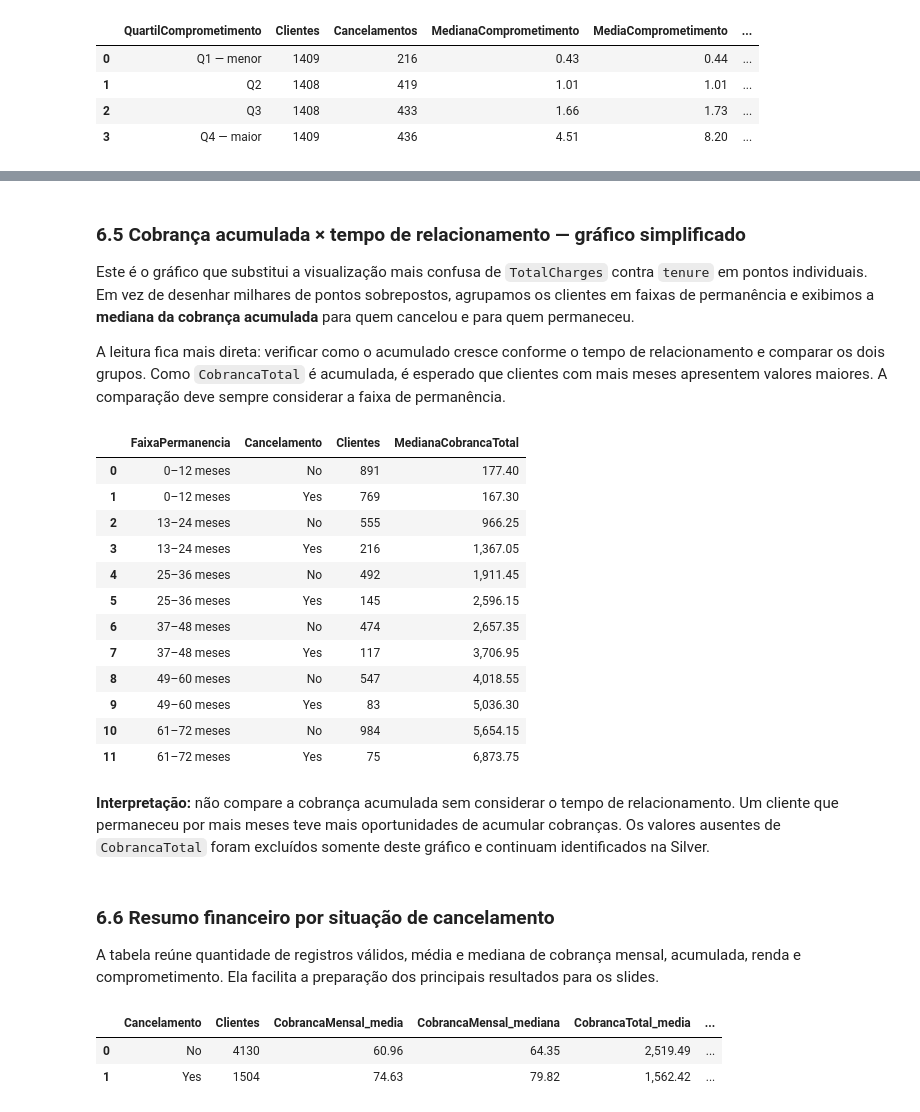
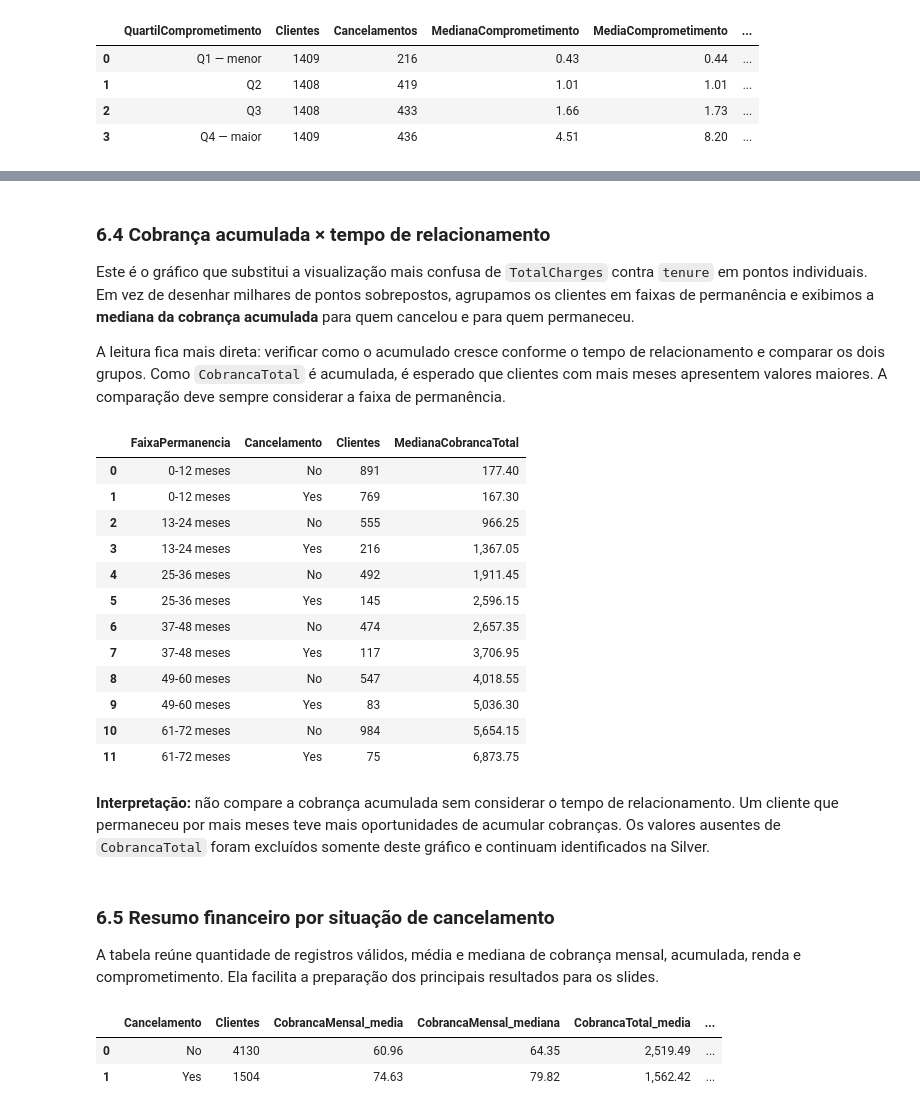
Before and after one commit to VannaGilio/PII2_databricks, a Jupyter notebook: tratativas.ipynb, the cells around one changed output, grey strips where cells are left out. Cells and saved outputs as stored; diff of their text form; code cells hidden in the pictures.

```diff
--- a/tratativas.ipynb
+++ b/tratativas.ipynb
@@ -71,12 +123,12 @@ Arquivo localizado: C:\Users\giova\OneDrive\Documentos\PII2_databricks\history.c
 
 A Bronze é uma cópia fiel do arquivo de origem. Nesta etapa, não renomeamos, convertemos nem preenchemos valores. O objetivo é entender a estrutura e registrar os problemas antes do tratamento.
 # %%
-# Leitura do CSV original. O arquivo utiliza vírgula como delimitador.
-df_bronze = pd.read_csv(CAMINHO_CSV, encoding="utf-8", sep=",")
+# Leitura do CSV
+df_bronze = pd.read_csv('history.csv', encoding="utf-8", sep=",")
 
 print("Dimensão da camada Bronze:", df_bronze.shape)
-display(df_bronze.head())
-display(df_bronze.tail())
+df_bronze.head()
+df_bronze.tail()
 # %% [output]
 Dimensão da camada Bronze: (5634, 23)
 |  | customerID | gender | SeniorCitizen | Partner | Dependents | tenure | PhoneService | MultipleLines | ... |
@@ -168,11 +237 @@ Linhas totalmente duplicadas: 0
 customerID duplicados: 0
-# %%
-# Verificação inicial das categorias e de valores suspeitos.
-colunas_categoricas_bronze = df_bronze.select_dtypes(include="object").columns.tolist()
-for coluna in colunas_categoricas_bronze:
-    if coluna != "CustomerFeedback":
-        print(f"\\n{coluna} — valores encontrados:")
-        print(df_bronze[coluna].value_counts(dropna=False).to_dict())
-
-print("\\nValores originais de tenure:")
-print(df_bronze["tenure"].value_counts(dropna=False).tail(10))
@@ -273,6 +257,6 @@ A Silver será criada a partir de `df_bronze.copy()`. A Bronze permanece intacta
 # %%
 # Mapeamento dos nomes originais para nomes em português.
-mapa_colunas = {
+traducao_colunas = {
     "customerID": "id_cliente",
     "gender": "Genero",
     "SeniorCitizen": "Senioridade",
@@ -298,7 +282,7 @@ mapa_colunas = {
     "MonthlyIncome": "RendaMensal",
 }
 
-df_silver = df_bronze.copy().rename(columns=mapa_colunas)
+df_silver = df_bronze.copy().rename(columns=traducao_colunas)
 print("Dimensão inicial da Silver:", df_silver.shape)
 # %% [output]
 Dimensão inicial da Silver: (5634, 23)
@@ -603,10 +440,10 @@ O indicador de comprometimento só é uma aproximação útil se `MonthlyIncome`
 df_gold = df_silver.copy()
 
 # Indicador binário para facilitar cálculos de taxa.
-df_gold["CancelamentoBinario"] = df_gold["Cancelamento"].map({"No": 0, "Yes": 1}).astype("Int64")
+df_gold["CancelamentoBooleano"] = df_gold["Cancelamento"].map({"No": 0, "Yes": 1}).astype("Int64")
 
 # Faixas de permanência: 0-12, 13-24, ..., 61-72 meses.
-faixas_tenure = ["0–12 meses", "13–24 meses", "25–36 meses", "37–48 meses", "49–60 meses", "61–72 meses"]
+faixas_tenure = ["0-12 meses", "13-24 meses", "25-36 meses", "37-48 meses", "49-60 meses", "61-72 meses"]
 df_gold["FaixaPermanencia"] = pd.cut(
     df_gold["DuracaoContrato"].astype("float64"),
     bins=[-1, 12, 24, 36, 48, 60, 72],
@@ -614,7 +451,7 @@ df_gold["FaixaPermanencia"] = pd.cut(
     include_lowest=True
 )
 
-# Comprometimento da renda. Rendas nulas ou não positivas geram NA.
+# Comprometimento da renda.
 mascara_renda_valida = df_gold["RendaMensal"].notna() & df_gold["RendaMensal"].gt(0)
 df_gold["ComprometimentoRendaPct"] = np.where(
     mascara_renda_valida,
@@ -1065,5 +907,5 @@ fig.show()
 # %% [markdown]
-### 6.5 Cobrança acumulada × tempo de relacionamento — gráfico simplificado
+### 6.4 Cobrança acumulada × tempo de relacionamento
 
 Este é o gráfico que substitui a visualização mais confusa de `TotalCharges` contra `tenure` em pontos individuais. Em vez de desenhar milhares de pontos sobrepostos, agrupamos os clientes em faixas de permanência e exibimos a **mediana da cobrança acumulada** para quem cancelou e para quem permaneceu.
 
@@ -1071,42 +913,42 @@ A leitura fica mais direta: verificar como o acumulado cresce conforme o tempo d
 # %%
 base_total_tenure = df_gold.dropna(subset=["FaixaPermanencia", "CobrancaTotal"]).copy()
 resumo_total_tenure = (
     base_total_tenure.groupby(["FaixaPermanencia", "Cancelamento"], observed=False)
     .agg(Clientes=("id_cliente", "size"), MedianaCobrancaTotal=("CobrancaTotal", "median"))
     .reset_index()
 )
 display(resumo_total_tenure)
 
 fig = px.line(
     resumo_total_tenure, x="FaixaPermanencia", y="MedianaCobrancaTotal", color="Cancelamento",
     markers=True, custom_data=["Clientes"],
     category_orders={"FaixaPermanencia": faixas_tenure, "Cancelamento": ["No", "Yes"]},
-    color_discrete_map={"No": "#2563EB", "Yes": "#DC2626"},
+    color_discrete_map={"No": "#72459C", "Yes": "#D3BFFA"},
     title="Mediana da cobrança acumulada por faixa de permanência",
     labels={"FaixaPermanencia": "Tempo de relacionamento", "MedianaCobrancaTotal": "Mediana da cobrança acumulada (unidade da base)", "Cancelamento": "Cancelou?"},
     template="plotly_white"
 )
 fig.update_traces(hovertemplate="<b>%{x}</b><br>%{fullData.name}<br>Mediana acumulada: %{y:,.2f}<br>Clientes considerados: %{customdata[0]:,}<extra></extra>")
 fig.update_layout(title_x=0.5, legend_title_text="Cancelou?", yaxis=dict(gridcolor="#E5E7EB"), xaxis_title="Faixa de permanência")
 fig.show()
 # %% [output]
 |  | FaixaPermanencia | Cancelamento | Clientes | MedianaCobrancaTotal |
-| 0 | 0–12 meses | No | 891 | 177.40 |
-| 1 | 0–12 meses | Yes | 769 | 167.30 |
-| 2 | 13–24 meses | No | 555 | 966.25 |
-| 3 | 13–24 meses | Yes | 216 | 1,367.05 |
-| 4 | 25–36 meses | No | 492 | 1,911.45 |
-| 5 | 25–36 meses | Yes | 145 | 2,596.15 |
-| 6 | 37–48 meses | No | 474 | 2,657.35 |
-| 7 | 37–48 meses | Yes | 117 | 3,706.95 |
-| 8 | 49–60 meses | No | 547 | 4,018.55 |
-| 9 | 49–60 meses | Yes | 83 | 5,036.30 |
-| 10 | 61–72 meses | No | 984 | 5,654.15 |
-| 11 | 61–72 meses | Yes | 75 | 6,873.75 |
+| 0 | 0-12 meses | No | 891 | 177.40 |
+| 1 | 0-12 meses | Yes | 769 | 167.30 |
+| 2 | 13-24 meses | No | 555 | 966.25 |
+| 3 | 13-24 meses | Yes | 216 | 1,367.05 |
+| 4 | 25-36 meses | No | 492 | 1,911.45 |
+| 5 | 25-36 meses | Yes | 145 | 2,596.15 |
+| 6 | 37-48 meses | No | 474 | 2,657.35 |
+| 7 | 37-48 meses | Yes | 117 | 3,706.95 |
+| 8 | 49-60 meses | No | 547 | 4,018.55 |
+| 9 | 49-60 meses | Yes | 83 | 5,036.30 |
+| 10 | 61-72 meses | No | 984 | 5,654.15 |
+| 11 | 61-72 meses | Yes | 75 | 6,873.75 |
 # %% [markdown]
 **Interpretação:** não compare a cobrança acumulada sem considerar o tempo de relacionamento. Um cliente que permaneceu por mais meses teve mais oportunidades de acumular cobranças. Os valores ausentes de `CobrancaTotal` foram excluídos somente deste gráfico e continuam identificados na Silver.
 # %% [markdown]
-### 6.6 Resumo financeiro por situação de cancelamento
+### 6.5 Resumo financeiro por situação de cancelamento
 
 A tabela reúne quantidade de registros válidos, média e mediana de cobrança mensal, acumulada, renda e comprometimento. Ela facilita a preparação dos principais resultados para os slides.
 # %%
```
Also changed, not shown: parts of 56 cells of this notebook, 11 other files.
